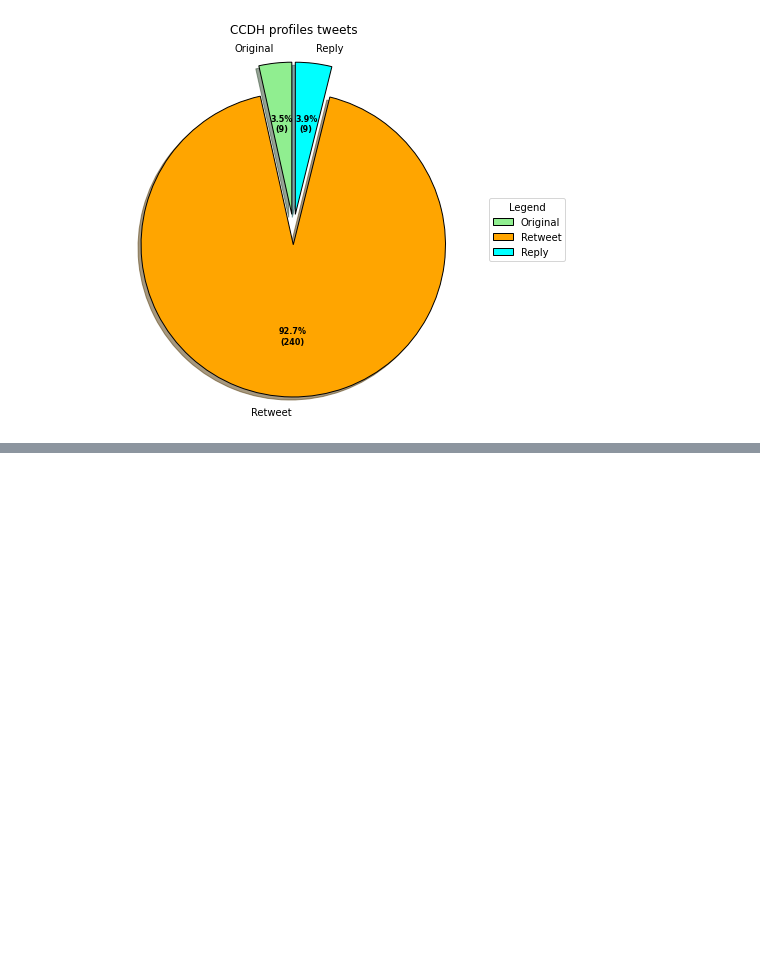
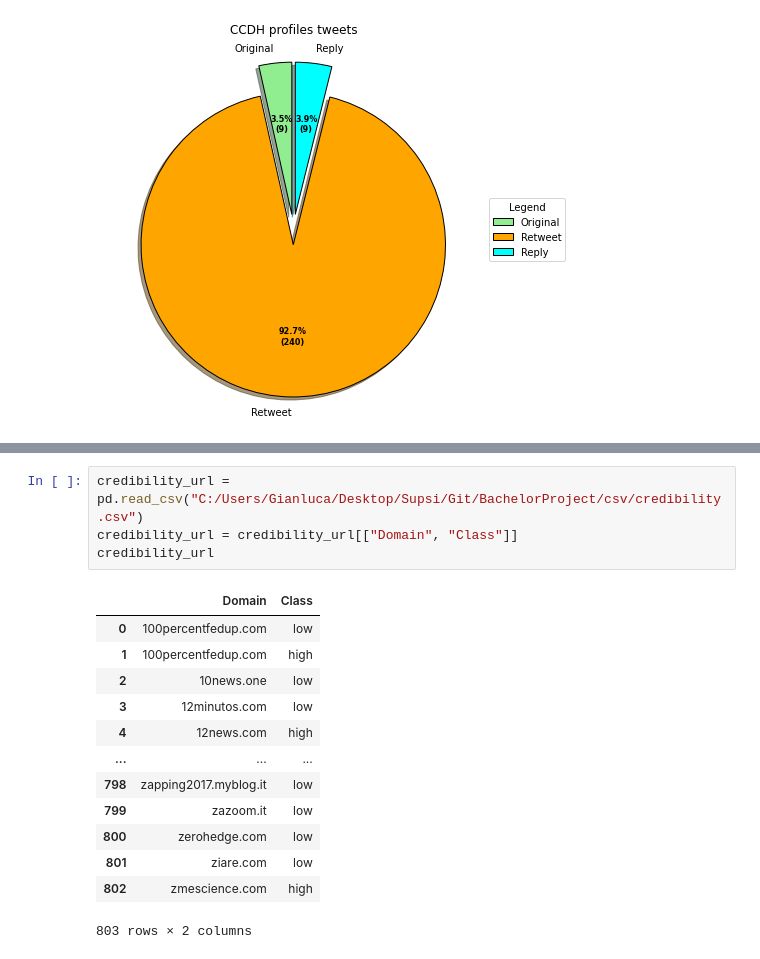
Before and after one commit to gi-ux/BachelorProject, a Jupyter notebook: notebook/Disinform_CCDH.ipynb, the cells around one changed output, grey strips where cells are left out. Cells and saved outputs as stored; diff of their text form; blank space fills up the shorter version.

```diff
--- a/notebook/Disinform_CCDH.ipynb
+++ b/notebook/Disinform_CCDH.ipynb
@@ -414,0 +441,18 @@ dtype: int64
+# %%
+credibility_url = pd.read_csv("C:/Users/Gianluca/Desktop/Supsi/Git/BachelorProject/csv/credibility.csv")
+credibility_url = credibility_url[["Domain", "Class"]]
+credibility_url
+# %% [output]
+|  | Domain | Class |
+| 0 | 100percentfedup.com | low |
+| 1 | 100percentfedup.com | high |
+| 2 | 10news.one | low |
+| 3 | 12minutos.com | low |
+| 4 | 12news.com | high |
+| ... | ... | ... |
+| 798 | zapping2017.myblog.it | low |
+| 799 | zazoom.it | low |
+| 800 | zerohedge.com | low |
+| 801 | ziare.com | low |
+| 802 | zmescience.com | high |
+803 rows × 2 columns
```
Also changed, not shown: parts of 18 cells of this notebook, 2 other files.
